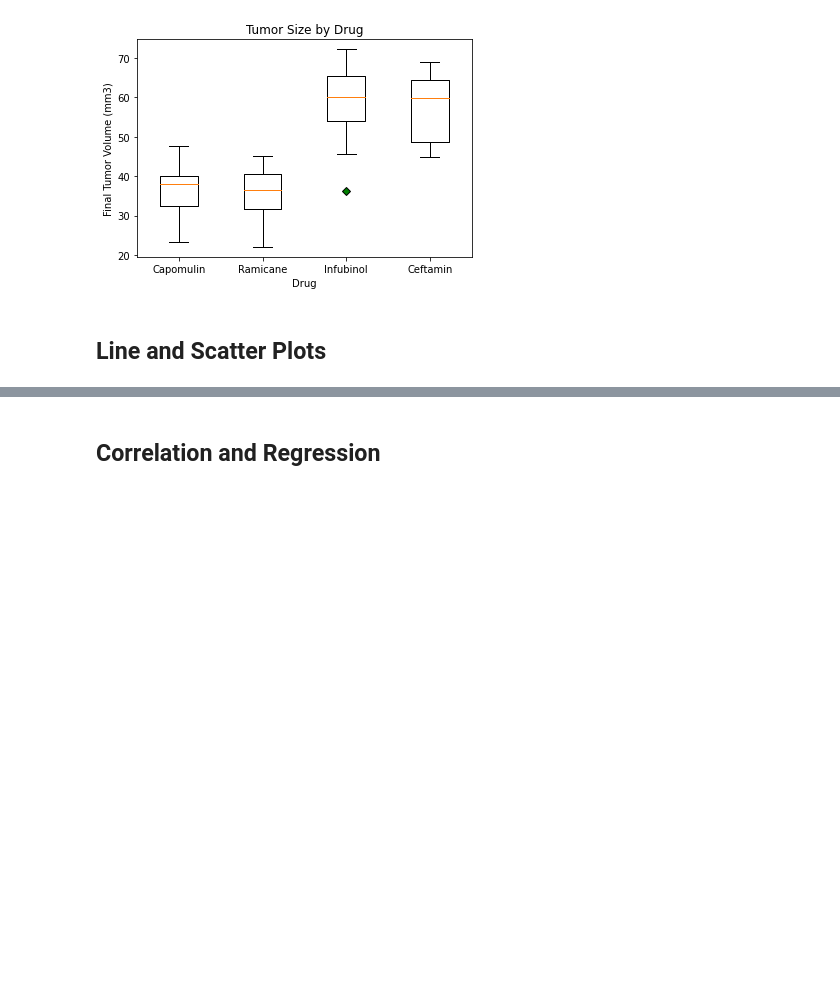
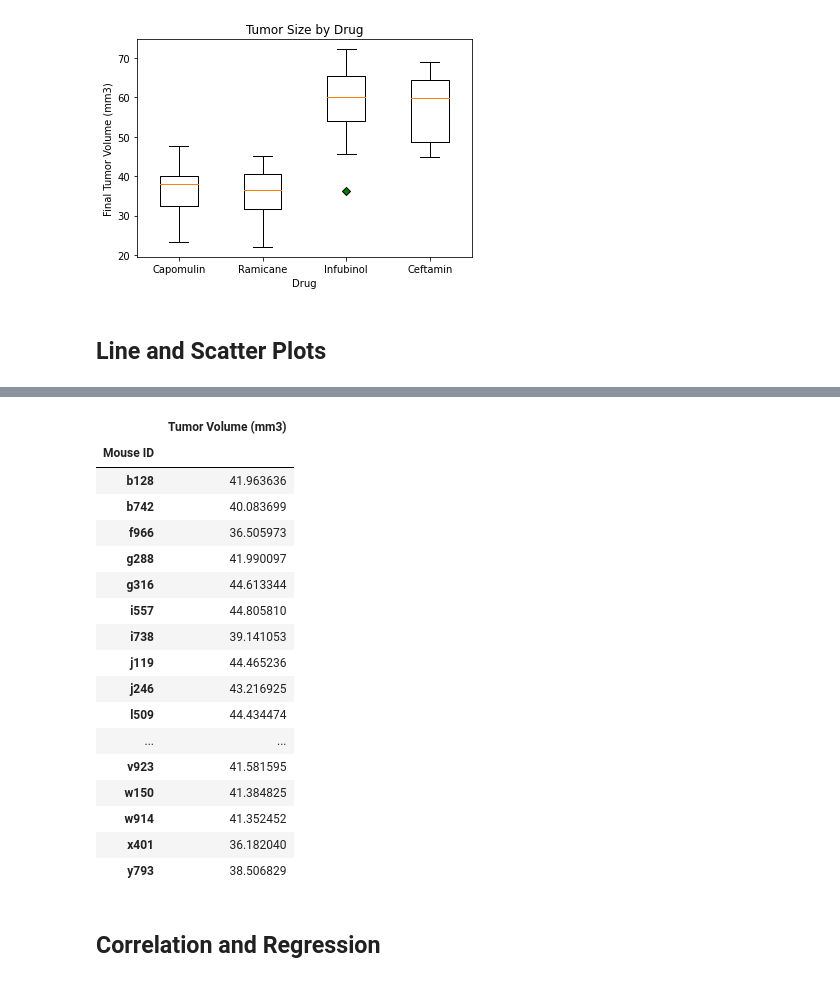
Before and after one commit to NateWitte/matplotlib-challenge, a Jupyter notebook: pymaceuticals_Witte.ipynb, the cells around one changed output, grey strips where cells are left out. Cells and saved outputs as stored; diff of their text form; code cells hidden in the pictures; blank space fills up the shorter version.

```diff
--- a/pymaceuticals_Witte.ipynb
+++ b/pymaceuticals_Witte.ipynb
@@ -312,5 +312,29 @@ NameError: name 'single_plot' is not defined
 # %%
 # Generate a scatter plot of average tumor volume vs. mouse weight for the Capomulin regimen
+cap_mice_df = clean_df[clean_df["Drug Regimen"]=="Capomulin"]
+cap_mice_group_df=pd.DataFrame(cap_mice_df.groupby("Mouse ID")["Tumor Volume (mm3)"].mean(), cap_mice_df.groupby("Mouse ID")["Weight (g)"].mean())
+cap_mice_group_df
+#scatter_plot=cap_mice_group_df.plot.scatter("Weight (g)", "Tumor Volume (mm3)")
+#plt.show()
+# %% [output]
+|  | Tumor Volume (mm3) |
+| Mouse ID |  |
+| b128 | 41.963636 |
+| b742 | 40.083699 |
+| f966 | 36.505973 |
+| g288 | 41.990097 |
+| g316 | 44.613344 |
+| i557 | 44.805810 |
+| i738 | 39.141053 |
+| j119 | 44.465236 |
+| j246 | 43.216925 |
+| l509 | 44.434474 |
+| ... | ... |
+| v923 | 41.581595 |
+| w150 | 41.384825 |
+| w914 | 41.352452 |
+| x401 | 36.182040 |
+| y793 | 38.506829 |
 # %% [markdown]
 ## Correlation and Regression
 # %%
```
Also changed, not shown: parts of 1 cell of this notebook.
